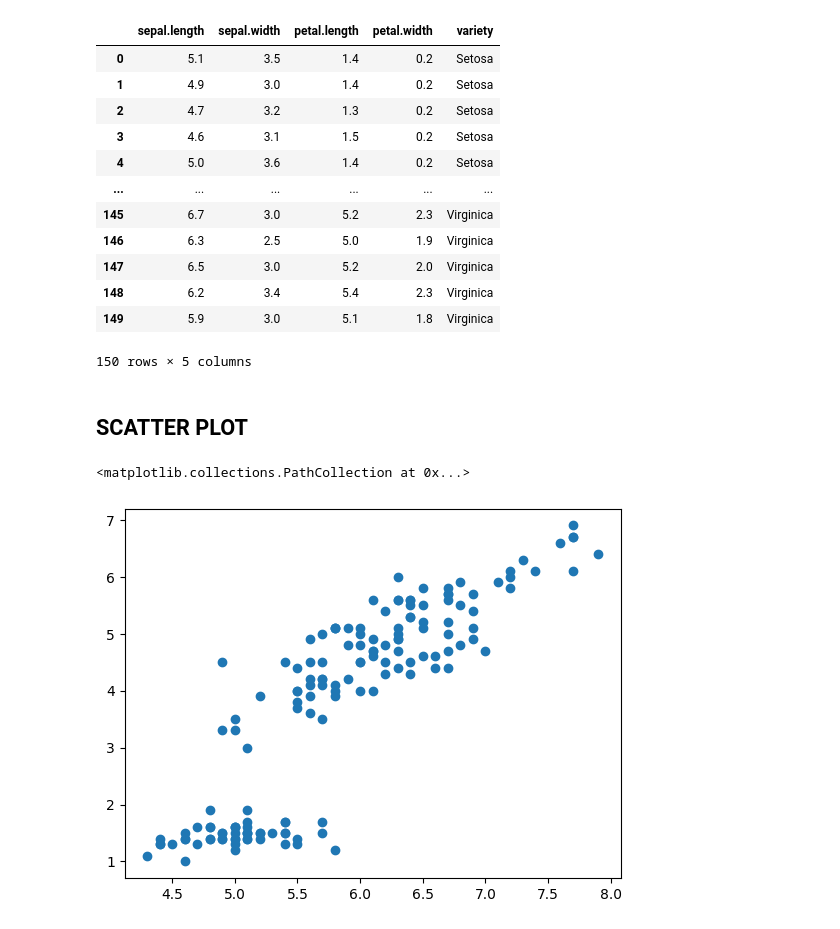
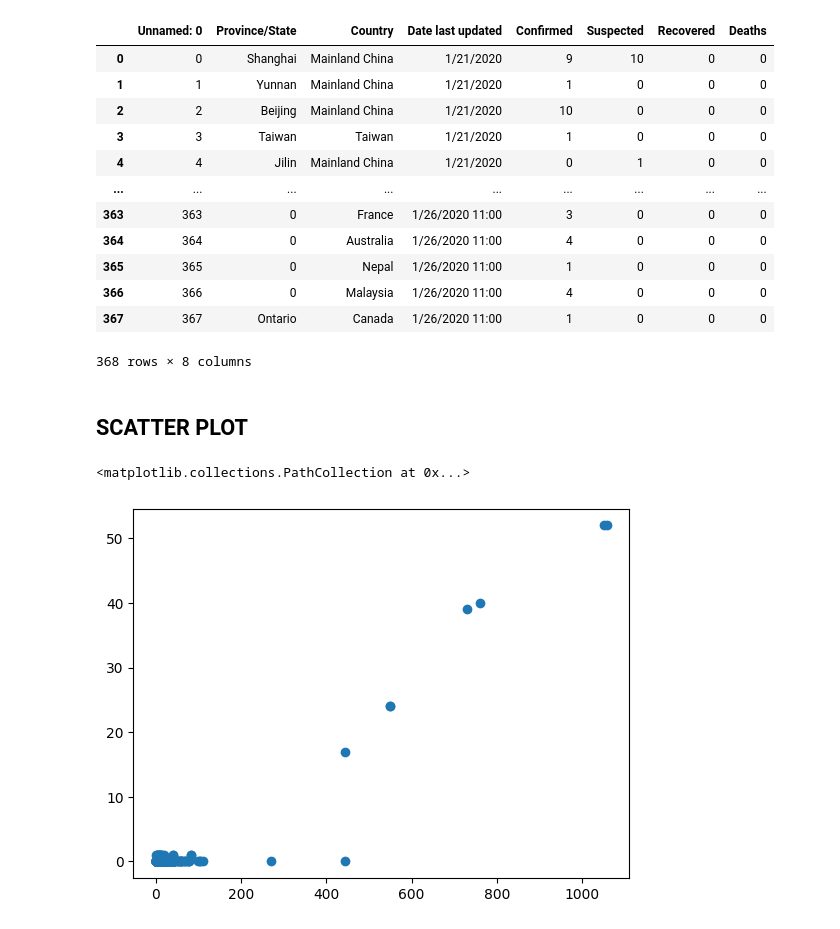
Before and after one commit to Vaisalee/sem-5, a Jupyter notebook: Data Visualization.ipynb, the cells around one changed output. Saved outputs shown, nothing was run; the diff lists cells and outputs as text; code cells hidden in the pictures.

```diff
--- a/Data Visualization.ipynb
+++ b/Data Visualization.ipynb
@@ -1,30 +1,30 @@
 # %%
 import pandas as pd
 # %%
-data=pd.read_csv("Iris.csv")
+data=pd.read_csv("clean.csv")
 # %%
 data
 # %% [output]
-|  | sepal.length | sepal.width | petal.length | petal.width | variety |
-| 0 | 5.1 | 3.5 | 1.4 | 0.2 | Setosa |
-| 1 | 4.9 | 3.0 | 1.4 | 0.2 | Setosa |
-| 2 | 4.7 | 3.2 | 1.3 | 0.2 | Setosa |
-| 3 | 4.6 | 3.1 | 1.5 | 0.2 | Setosa |
-| 4 | 5.0 | 3.6 | 1.4 | 0.2 | Setosa |
-| ... | ... | ... | ... | ... | ... |
-| 145 | 6.7 | 3.0 | 5.2 | 2.3 | Virginica |
-| 146 | 6.3 | 2.5 | 5.0 | 1.9 | Virginica |
-| 147 | 6.5 | 3.0 | 5.2 | 2.0 | Virginica |
-| 148 | 6.2 | 3.4 | 5.4 | 2.3 | Virginica |
-| 149 | 5.9 | 3.0 | 5.1 | 1.8 | Virginica |
+|  | Unnamed: 0 | Province/State | Country | Date last updated | Confirmed | Suspected | Recovered | Deaths |
+| 0 | 0 | Shanghai | Mainland China | 1/21/2020 | 9 | 10 | 0 | 0 |
+| 1 | 1 | Yunnan | Mainland China | 1/21/2020 | 1 | 0 | 0 | 0 |
+| 2 | 2 | Beijing | Mainland China | 1/21/2020 | 10 | 0 | 0 | 0 |
+| 3 | 3 | Taiwan | Taiwan | 1/21/2020 | 1 | 0 | 0 | 0 |
+| 4 | 4 | Jilin | Mainland China | 1/21/2020 | 0 | 1 | 0 | 0 |
+| ... | ... | ... | ... | ... | ... | ... | ... | ... |
+| 363 | 363 | 0 | France | 1/26/2020 11:00 | 3 | 0 | 0 | 0 |
+| 364 | 364 | 0 | Australia | 1/26/2020 11:00 | 4 | 0 | 0 | 0 |
+| 365 | 365 | 0 | Nepal | 1/26/2020 11:00 | 1 | 0 | 0 | 0 |
+| 366 | 366 | 0 | Malaysia | 1/26/2020 11:00 | 4 | 0 | 0 | 0 |
+| 367 | 367 | Ontario | Canada | 1/26/2020 11:00 | 1 | 0 | 0 | 0 |
-150 rows × 5 columns
+368 rows × 8 columns
 # %%
 import matplotlib.pyplot as pt
 %matplotlib inline
 # %% [markdown]
 ## SCATTER PLOT
 # %%
-pt.scatter(data["sepal.length"],data["petal.length"])
+pt.scatter(data["Confirmed"],data["Deaths"])
 # %% [output]
 <matplotlib.collections.PathCollection at 0x...>
-[figure, old version]
+[figure, new version]
```
Also changed, not shown: parts of 2 cells of this notebook.
